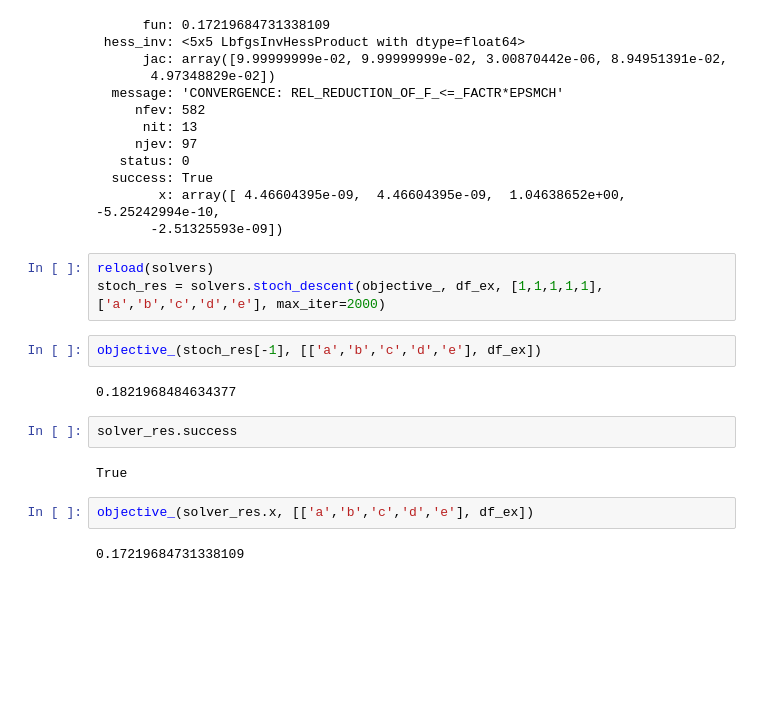
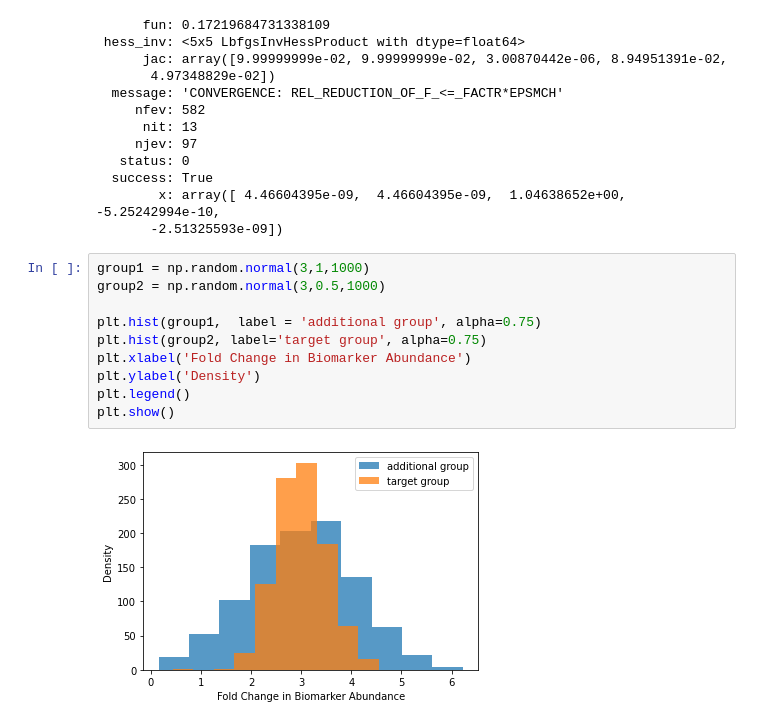
Before and after one commit to Jbug1/TunaSim, a Jupyter notebook: demos.ipynb, the cells around one changed output. Drawn from its saved outputs; the diff is of its cells as text; blank space fills up the shorter version.

Commit message:
object creation

```diff
--- a/demos.ipynb
+++ b/demos.ipynb
@@ -81,18 +81,15 @@ solver_res
   success: True
         x: array([ 4.46604395e-09,  4.46604395e-09,  1.04638652e+00, -5.25242994e-10,
        -2.51325593e-09])
-# %%
-reload(solvers)
-stoch_res = solvers.stoch_descent(objective_, df_ex, [1,1,1,1,1], ['a','b','c','d','e'], max_iter=2000)
-# %%
-objective_(stoch_res[-1], [['a','b','c','d','e'], df_ex])
-# %% [output]
-0.1821968484634377
-# %%
-solver_res.success
-# %% [output]
-True
-# %%
-objective_(solver_res.x, [['a','b','c','d','e'], df_ex])
-# %% [output]
-0.17219684731338109
+# %%
+group1 = np.random.normal(3,1,1000)
+group2 = np.random.normal(3,0.5,1000)
+
+plt.hist(group1,  label = 'additional group', alpha=0.75)
+plt.hist(group2, label='target group', alpha=0.75)
+plt.xlabel('Fold Change in Biomarker Abundance')
+plt.ylabel('Density')
+plt.legend()
+plt.show()
+# %% [output]
+[figure, added]
```
Also changed, not shown: parts of 6 cells of this notebook, 1 other file.
